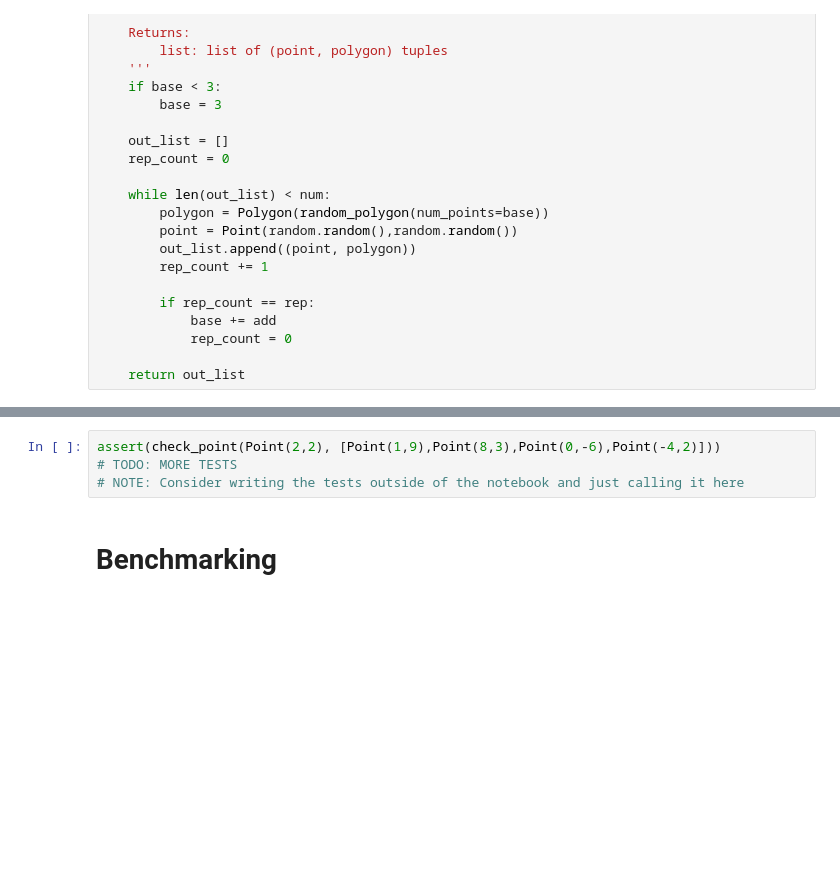
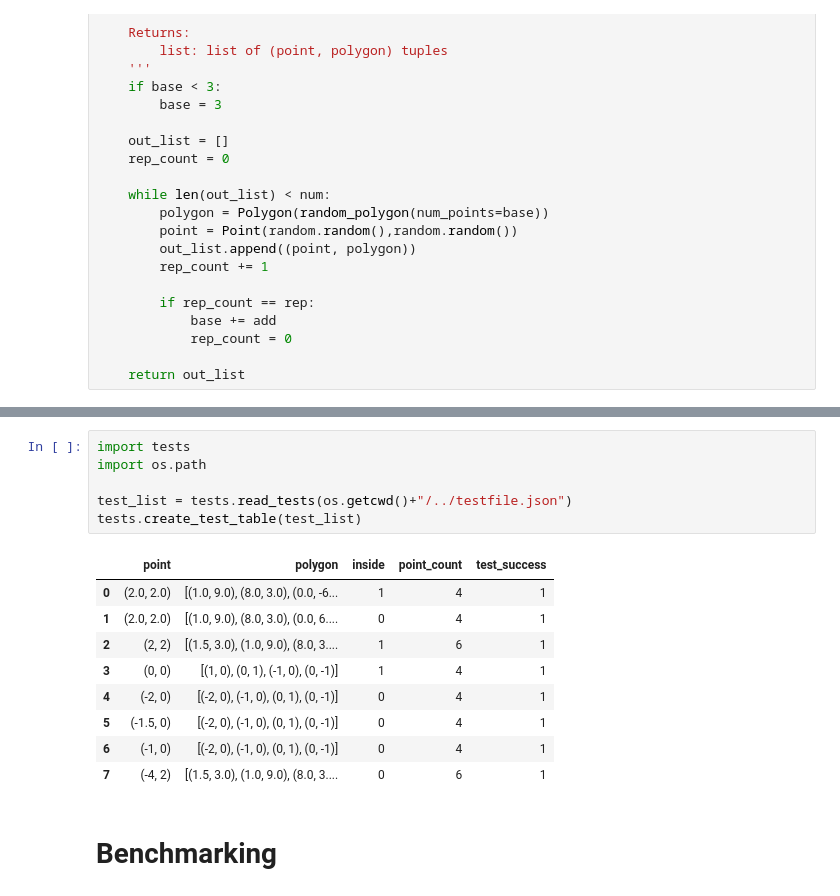
Before and after one commit to Pignated/prog1_adv_algo, a Jupyter notebook: src/pointAlgo.ipynb, the cells around one changed output, grey strips where cells are left out. Cells and saved outputs as stored; diff of their text form; blank space fills up the shorter version.

Commit message:
tests

```diff
--- a/src/pointAlgo.ipynb
+++ b/src/pointAlgo.ipynb
@@ -165,8 +165,20 @@ False
 ... (8 outputs left out)
-# %%
-assert(check_point(Point(2,2), [Point(1,9),Point(8,3),Point(0,-6),Point(-4,2)]))
-# TODO: MORE TESTS
-# NOTE: Consider writing the tests outside of the notebook and just calling it here
+# %%
+import tests
+import os.path
+
+test_list = tests.read_tests(os.getcwd()+"/../testfile.json")
+tests.create_test_table(test_list)
+# %% [output]
+|  | point | polygon | inside | point_count | test_success |
+| 0 | (2.0, 2.0) | [(1.0, 9.0), (8.0, 3.0), (0.0, -6... | 1 | 4 | 1 |
+| 1 | (2.0, 2.0) | [(1.0, 9.0), (8.0, 3.0), (0.0, 6.... | 0 | 4 | 1 |
+| 2 | (2, 2) | [(1.5, 3.0), (1.0, 9.0), (8.0, 3.... | 1 | 6 | 1 |
+| 3 | (0, 0) | [(1, 0), (0, 1), (-1, 0), (0, -1)] | 1 | 4 | 1 |
+| 4 | (-2, 0) | [(-2, 0), (-1, 0), (0, 1), (0, -1)] | 0 | 4 | 1 |
+| 5 | (-1.5, 0) | [(-2, 0), (-1, 0), (0, 1), (0, -1)] | 0 | 4 | 1 |
+| 6 | (-1, 0) | [(-2, 0), (-1, 0), (0, 1), (0, -1)] | 0 | 4 | 1 |
+| 7 | (-4, 2) | [(1.5, 3.0), (1.0, 9.0), (8.0, 3.... | 0 | 6 | 1 |
 # %% [markdown]
 # Benchmarking
 # %%
```
Also changed, not shown: parts of 5 cells of this notebook, 3 other files.
